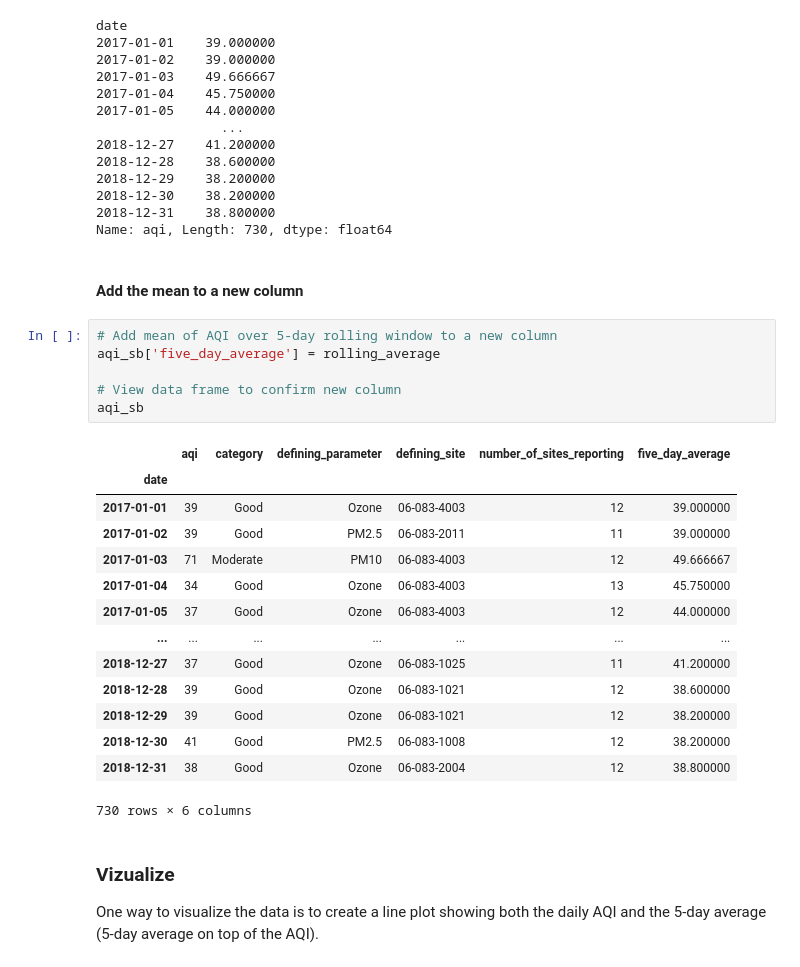
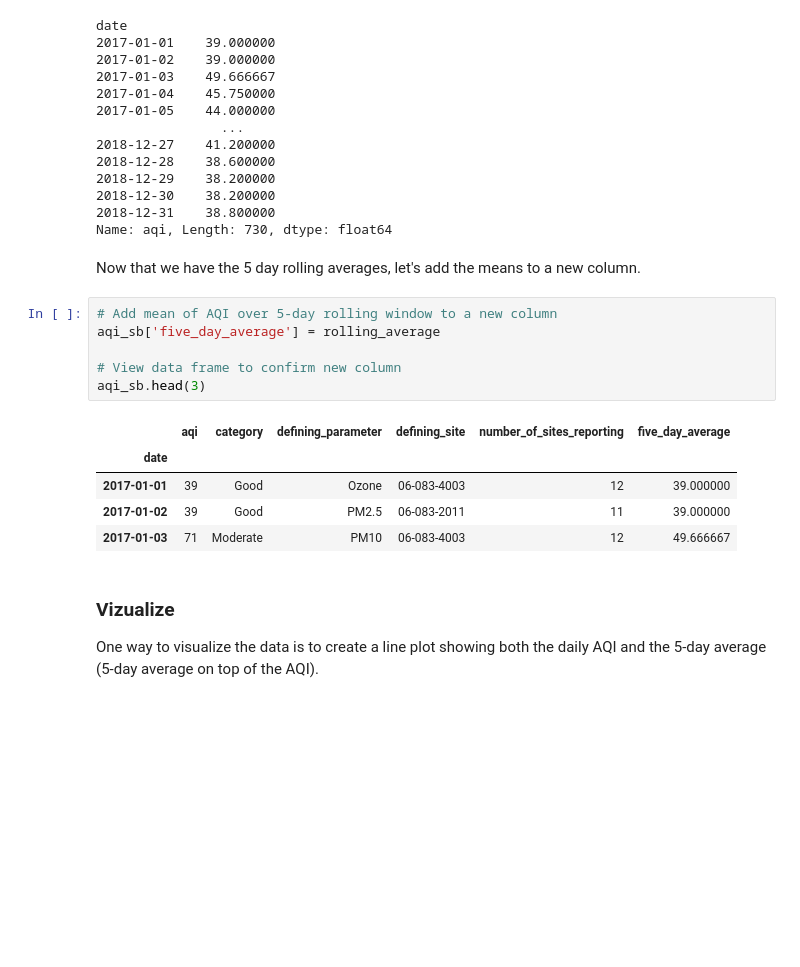
Before and after one commit to evajnewby/evajnewby.github.io, a Jupyter notebook: blogs/2024-12-04-Thomas-Fire-Analysis/2017-Thomas-Fire-Analysis.ipynb, the cells around one changed output. Drawn from its saved outputs; the diff is of its cells as text; blank space fills up the shorter version.

```diff
--- a/blogs/2024-12-04-Thomas-Fire-Analysis/2017-Thomas-Fire-Analysis.ipynb
+++ b/blogs/2024-12-04-Thomas-Fire-Analysis/2017-Thomas-Fire-Analysis.ipynb
@@ -688,28 +627,19 @@ date
 2018-12-31    38.800000
 Name: aqi, Length: 730, dtype: float64
 # %% [markdown]
-#### Add the mean to a new column
+Now that we have the 5 day rolling averages, let's add the means to a new column.
 # %%
 # Add mean of AQI over 5-day rolling window to a new column
 aqi_sb['five_day_average'] = rolling_average
 
 # View data frame to confirm new column
-aqi_sb
+aqi_sb.head(3)
 # %% [output]
 |  | aqi | category | defining_parameter | defining_site | number_of_sites_reporting | five_day_average |
 | date |  |  |  |  |  |  |
 | 2017-01-01 | 39 | Good | Ozone | 06-083-4003 | 12 | 39.000000 |
 | 2017-01-02 | 39 | Good | PM2.5 | 06-083-2011 | 11 | 39.000000 |
 | 2017-01-03 | 71 | Moderate | PM10 | 06-083-4003 | 12 | 49.666667 |
-| 2017-01-04 | 34 | Good | Ozone | 06-083-4003 | 13 | 45.750000 |
-| 2017-01-05 | 37 | Good | Ozone | 06-083-4003 | 12 | 44.000000 |
-| ... | ... | ... | ... | ... | ... | ... |
-| 2018-12-27 | 37 | Good | Ozone | 06-083-1025 | 11 | 41.200000 |
-| 2018-12-28 | 39 | Good | Ozone | 06-083-1021 | 12 | 38.600000 |
-| 2018-12-29 | 39 | Good | Ozone | 06-083-1021 | 12 | 38.200000 |
-| 2018-12-30 | 41 | Good | PM2.5 | 06-083-1008 | 12 | 38.200000 |
-| 2018-12-31 | 38 | Good | Ozone | 06-083-2004 | 12 | 38.800000 |
-730 rows × 6 columns
 # %% [markdown]
 ### Vizualize
 
```
Also changed, not shown: parts of 48 cells of this notebook, 16 other files.
